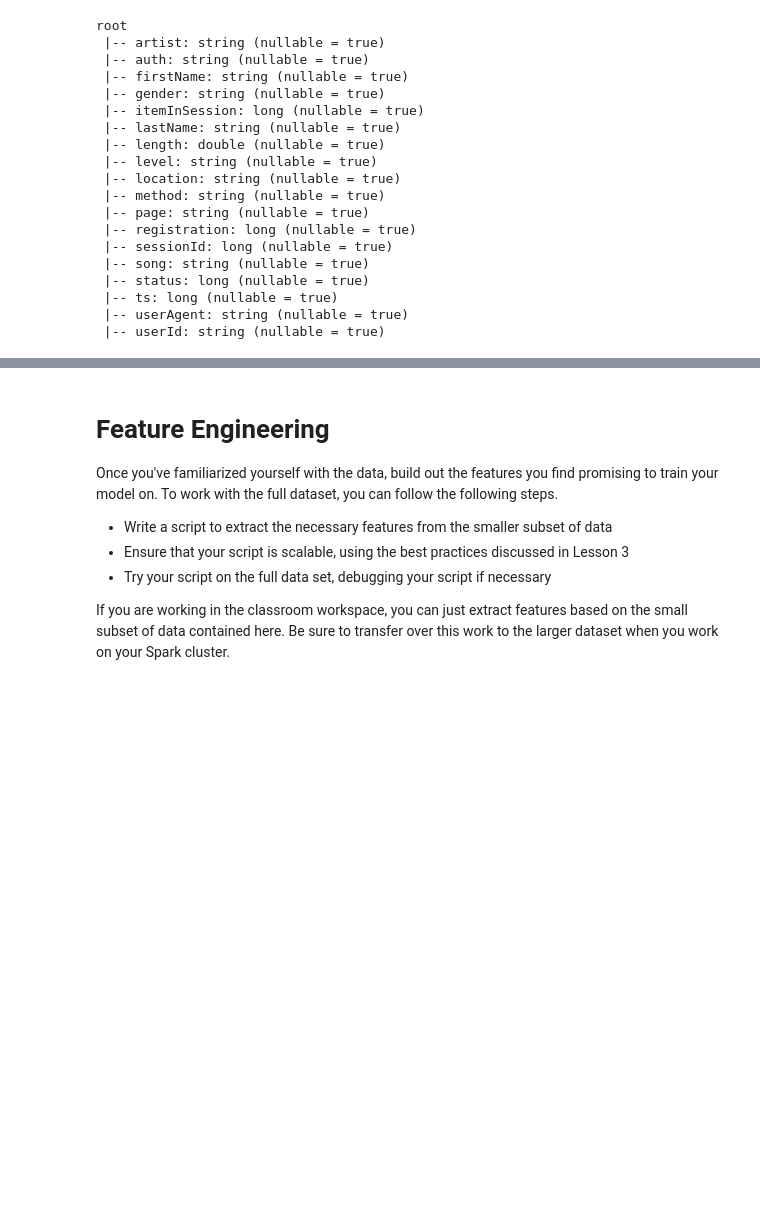
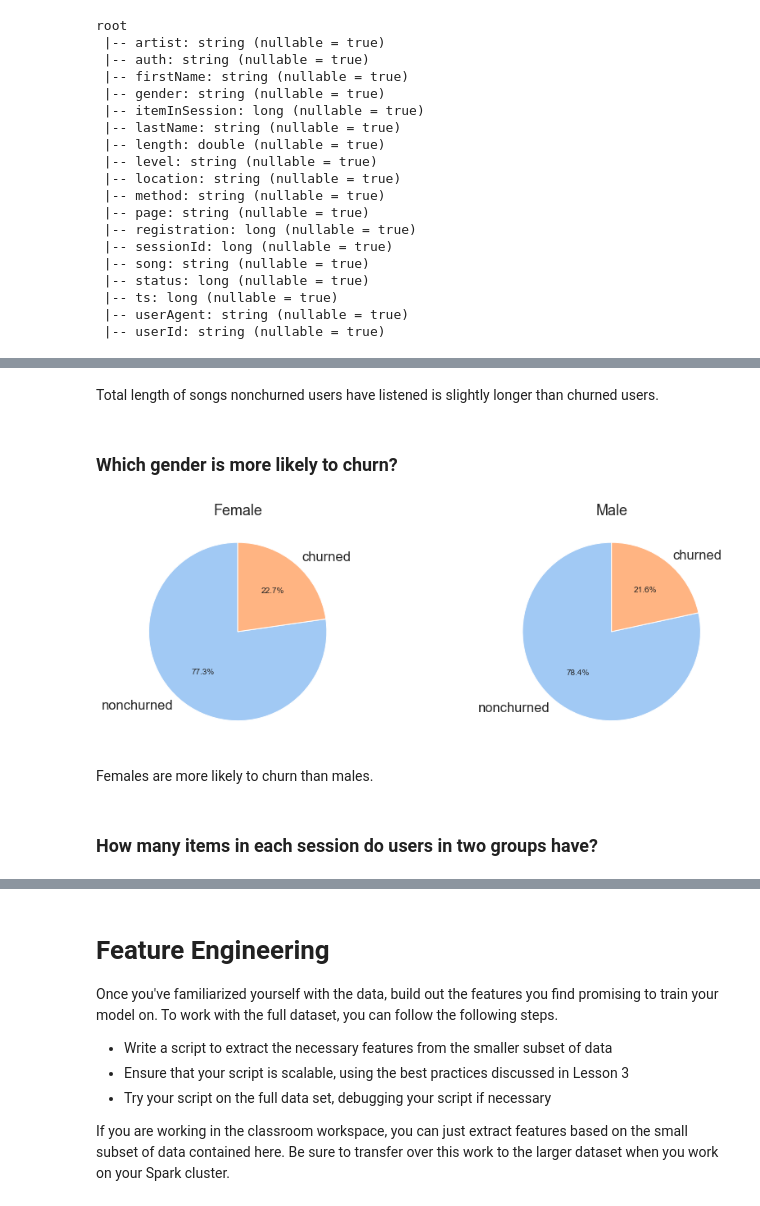
Before and after one commit to anqi-guo/udacity-dsnd-project3, a Jupyter notebook: Sparkify.ipynb, the cells around one changed output, grey strips where cells are left out. Cells and saved outputs as stored; diff of their text form; code cells hidden in the pictures; blank space fills up the shorter version.

```diff
--- a/Sparkify.ipynb
+++ b/Sparkify.ipynb
@@ -67,0 +147,2 @@ only showing top 1 row
+# %%
+df = df.dropna(how='any', subset=['firstName'])
@@ -67,0 +277,22 @@ only showing top 1 row
+# %% [markdown]
+Total length of songs nonchurned users have listened is slightly longer than churned users.
+# %% [markdown]
+### Which gender is more likely to churn?
+# %%
+df_gender = df.select('label','userId','gender')\
+    .dropDuplicates()\
+    .groupBy('label','gender').count()\
+    .orderBy('label')\
+    .toPandas()
+
+fig, ax = plt.subplots(ncols=2, figsize=(15,5))
+ax[0].set_title('Female')
+ax[1].set_title('Male')
+ax[0].pie(df_gender[df_gender.gender=='F']['count'],labels=['nonchurned','churned'],startangle=90,autopct='%1.1f%%')
+ax[1].pie(df_gender[df_gender.gender=='M']['count'],labels=['nonchurned','churned'],startangle=90,autopct='%1.1f%%');
+# %% [output]
+[figure, added]
+# %% [markdown]
+Females are more likely to churn than males.
+# %% [markdown]
+### How many items in each session do users in two groups have?
```
Also changed, not shown: parts of 80 cells of this notebook.
